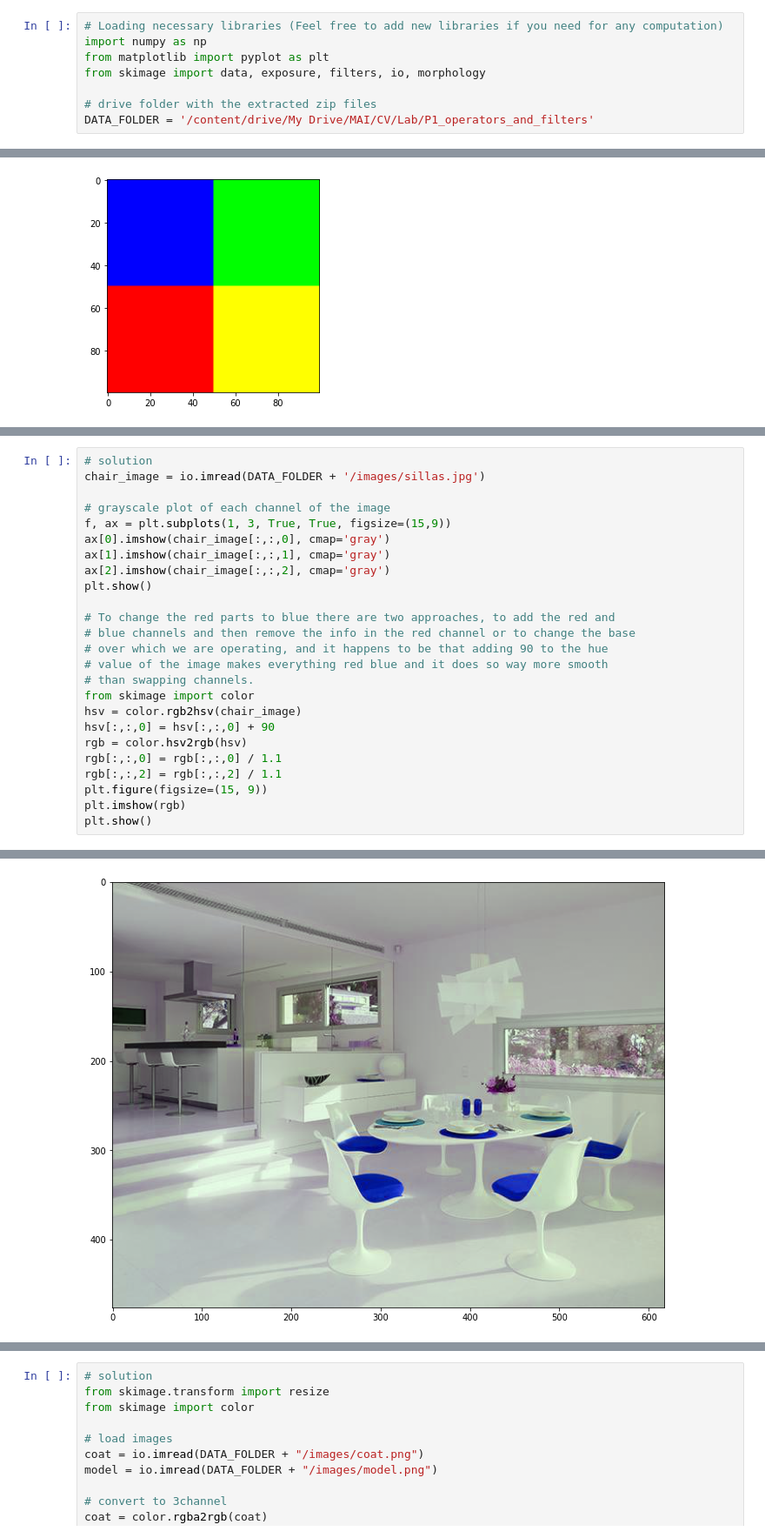
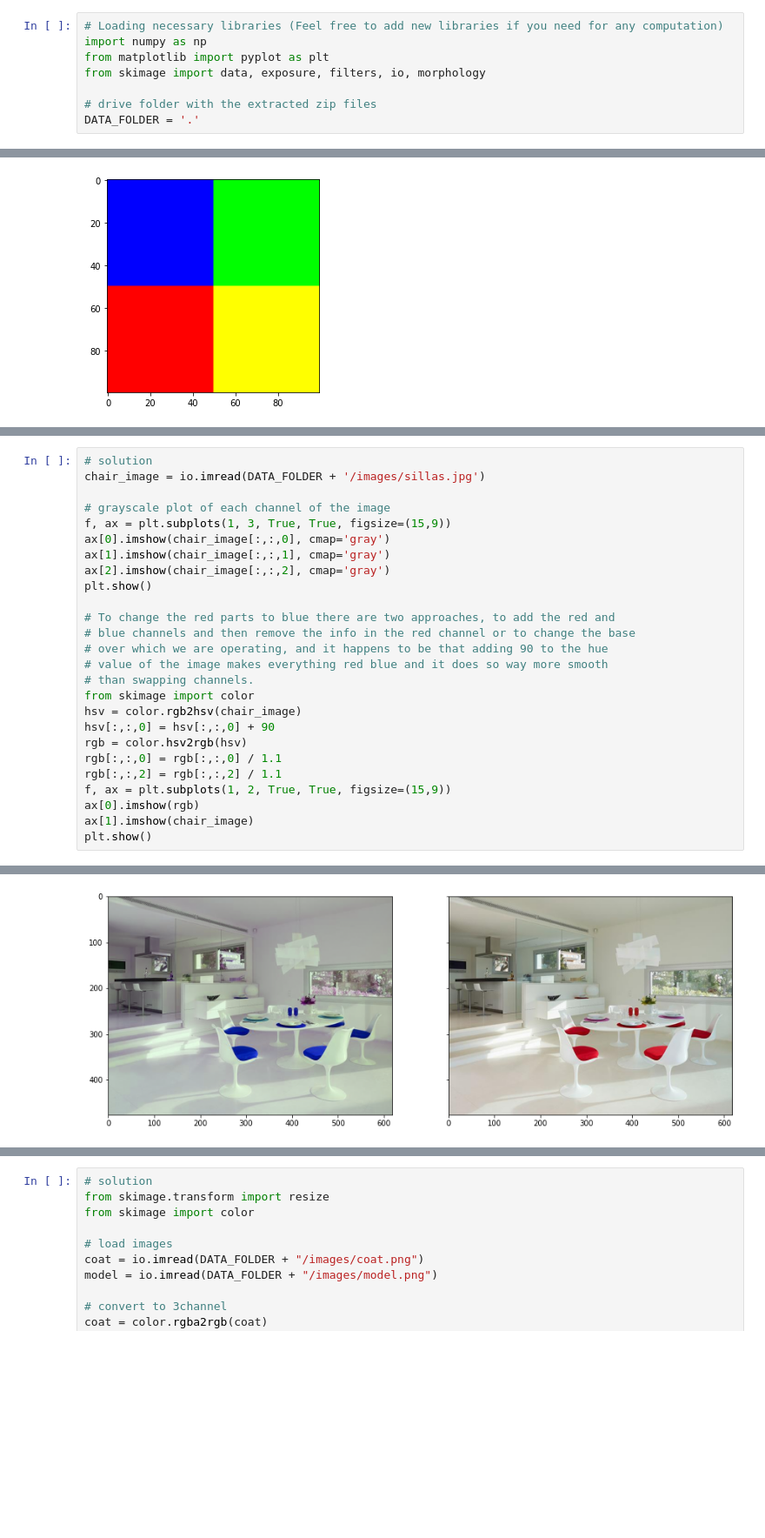
Before and after one commit to UPC-MAI-GitHub/MAI-CV, a Jupyter notebook: P1_operators_and_filters/image_operators_and_filters.ipynb, the cells around one changed output, grey strips where cells are left out. Shown at 87% size. Saved outputs shown, nothing was run; the diff lists cells and outputs as text; blank space fills up the shorter version.

```diff
--- a/P1_operators_and_filters/image_operators_and_filters.ipynb
+++ b/P1_operators_and_filters/image_operators_and_filters.ipynb
@@ -20,7 +20,7 @@ from matplotlib import pyplot as plt
 from skimage import data, exposure, filters, io, morphology
 
 # drive folder with the extracted zip files
-DATA_FOLDER = '/content/drive/My Drive/MAI/CV/Lab/P1_operators_and_filters'
+DATA_FOLDER = '.'
 # %% [markdown]
 ## Channels and color spaces
 
@@ -78,31 +78,32 @@ plt.show()
 # %%
 # solution
 chair_image = io.imread(DATA_FOLDER + '/images/sillas.jpg')
 
 # grayscale plot of each channel of the image
 f, ax = plt.subplots(1, 3, True, True, figsize=(15,9))
 ax[0].imshow(chair_image[:,:,0], cmap='gray')
 ax[1].imshow(chair_image[:,:,1], cmap='gray')
 ax[2].imshow(chair_image[:,:,2], cmap='gray')
 plt.show()
 
 # To change the red parts to blue there are two approaches, to add the red and
 # blue channels and then remove the info in the red channel or to change the base
 # over which we are operating, and it happens to be that adding 90 to the hue
 # value of the image makes everything red blue and it does so way more smooth
 # than swapping channels.
 from skimage import color
 hsv = color.rgb2hsv(chair_image)
 hsv[:,:,0] = hsv[:,:,0] + 90
 rgb = color.hsv2rgb(hsv)
 rgb[:,:,0] = rgb[:,:,0] / 1.1
 rgb[:,:,2] = rgb[:,:,2] / 1.1
-plt.figure(figsize=(15, 9))
-plt.imshow(rgb)
+f, ax = plt.subplots(1, 2, True, True, figsize=(15,9))
+ax[0].imshow(rgb)
+ax[1].imshow(chair_image)
 plt.show()
 # %% [output]
 [figure]
-[figure, old version]
+[figure, new version]
 # %% [markdown]
 # Image Manipulation
 
```
Also changed, not shown: parts of 1 cell of this notebook.
